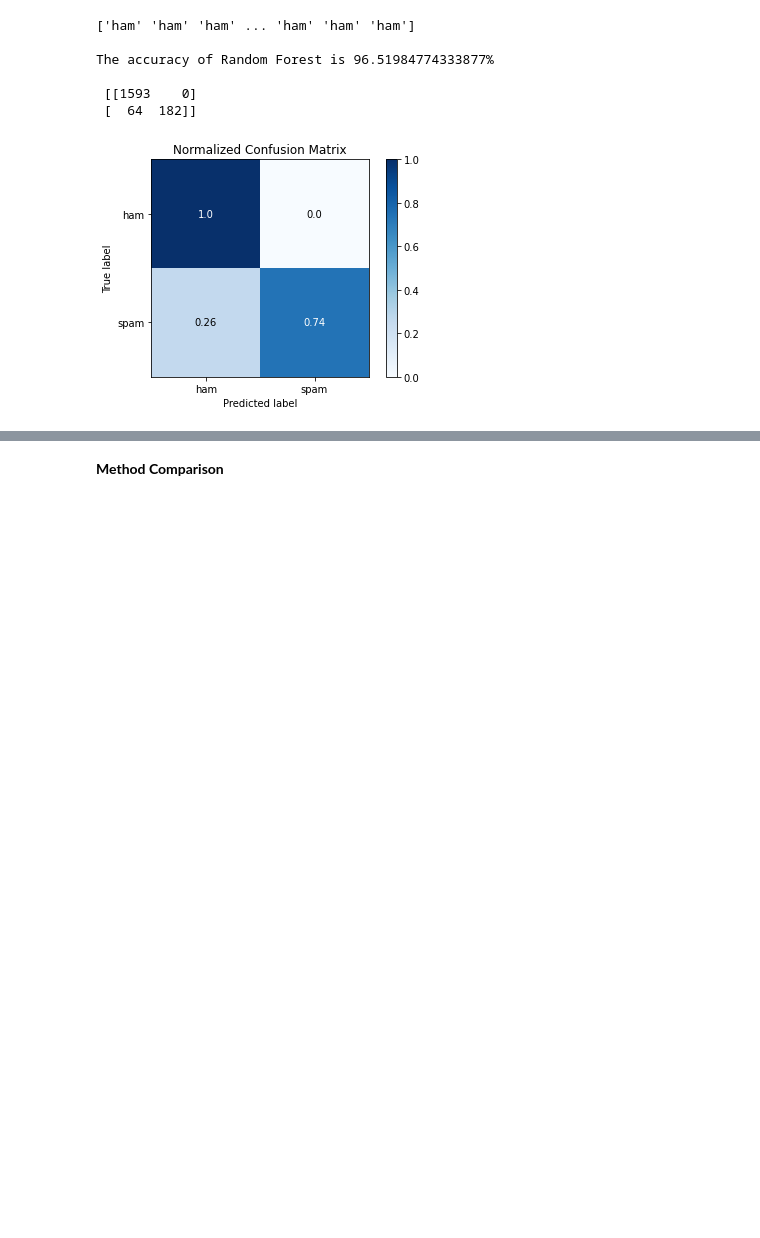
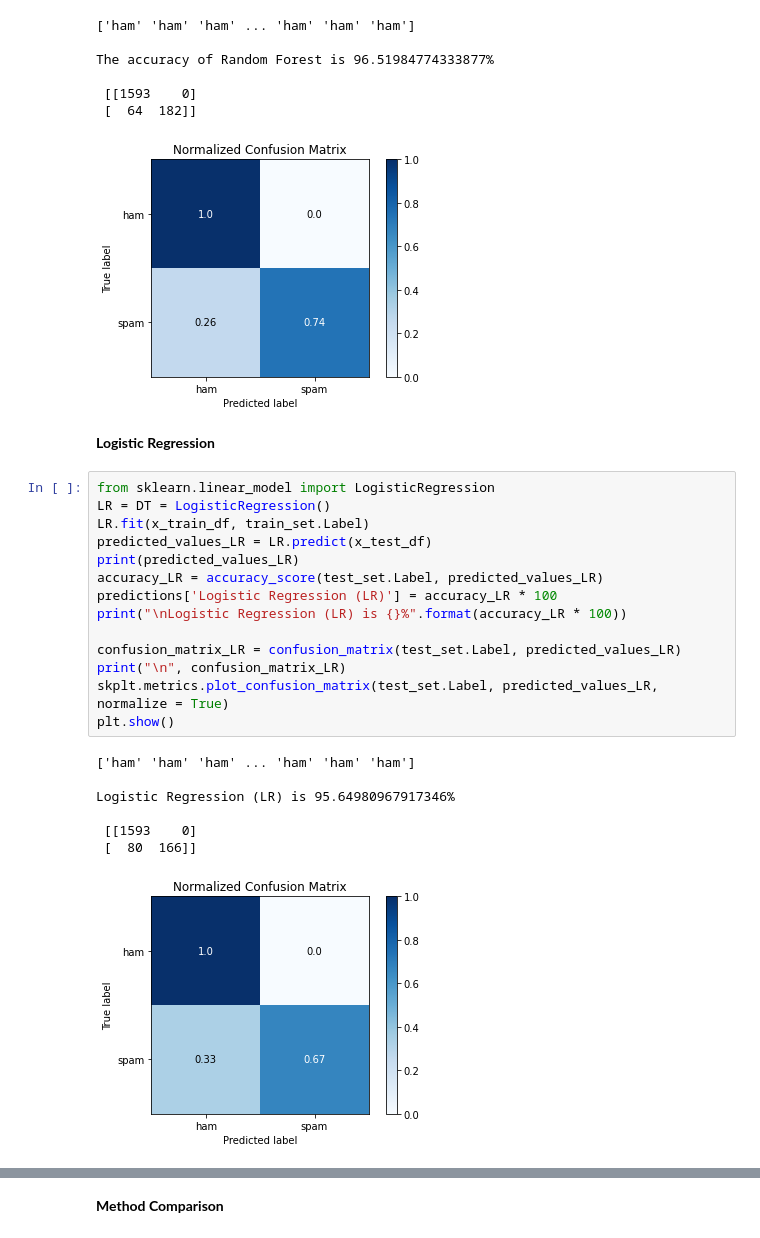
Before and after one commit to projet-ML/projet, a Jupyter notebook: Detection_de_spam.ipynb, the cells around one changed output, grey strips where cells are left out. Saved outputs shown, nothing was run; the diff lists cells and outputs as text; blank space fills up the shorter version.

```diff
--- a/Detection_de_spam.ipynb
+++ b/Detection_de_spam.ipynb
@@ -320,3 +321,28 @@ The accuracy of Random Forest is 96.51984774333877%
  [[1593    0]
  [  64  182]]
 [figure]
+# %% [markdown]
+
+**Logistic Regression**
+# %%
+from sklearn.linear_model import LogisticRegression
+LR = DT = LogisticRegression()
+LR.fit(x_train_df, train_set.Label)
+predicted_values_LR = LR.predict(x_test_df)
+print(predicted_values_LR)
+accuracy_LR = accuracy_score(test_set.Label, predicted_values_LR)
+predictions['Logistic Regression (LR)'] = accuracy_LR * 100
+print("\nLogistic Regression (LR) is {}%".format(accuracy_LR * 100))
+
+confusion_matrix_LR = confusion_matrix(test_set.Label, predicted_values_LR)
+print("\n", confusion_matrix_LR)
+skplt.metrics.plot_confusion_matrix(test_set.Label, predicted_values_LR, normalize = True)
+plt.show()
+# %% [output]
+['ham' 'ham' 'ham' ... 'ham' 'ham' 'ham']
+
+Logistic Regression (LR) is 95.64980967917346%
+
+ [[1593    0]
+ [  80  166]]
+[figure, added]
```
Also changed, not shown: parts of 22 cells of this notebook.
